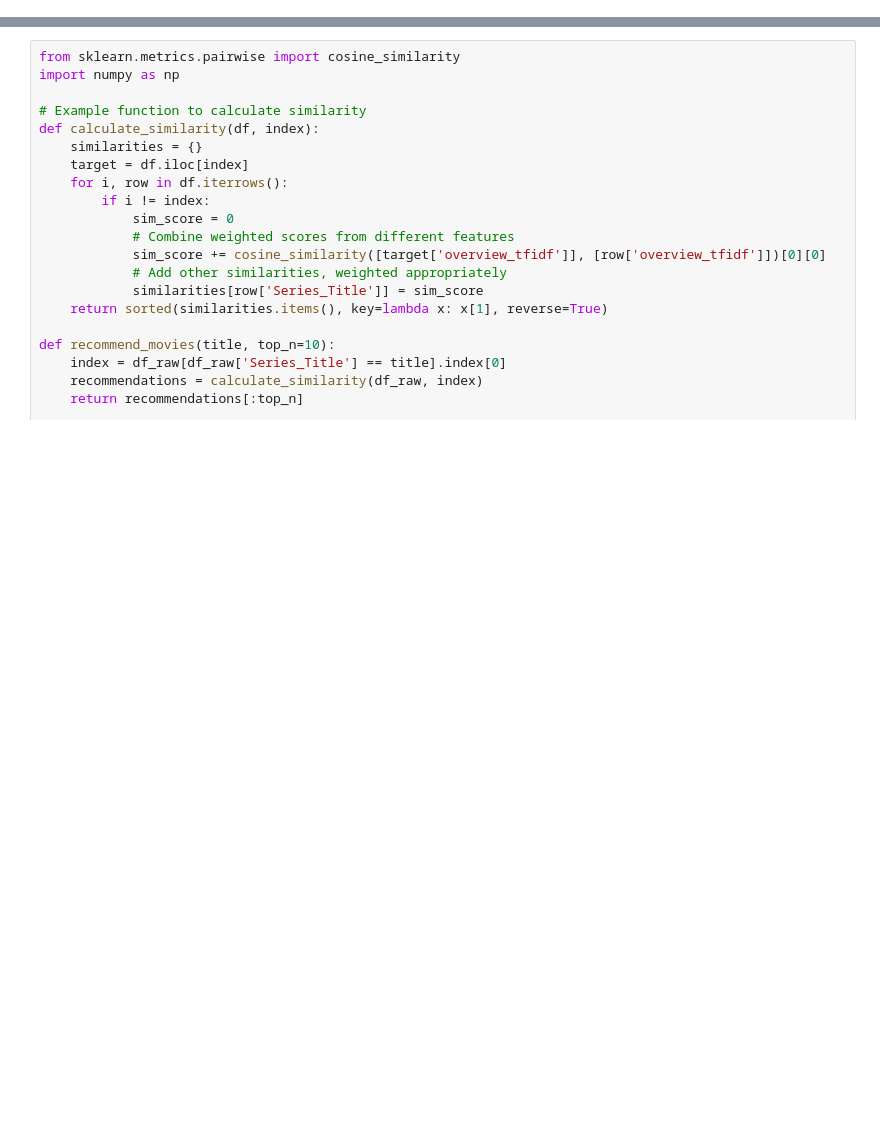
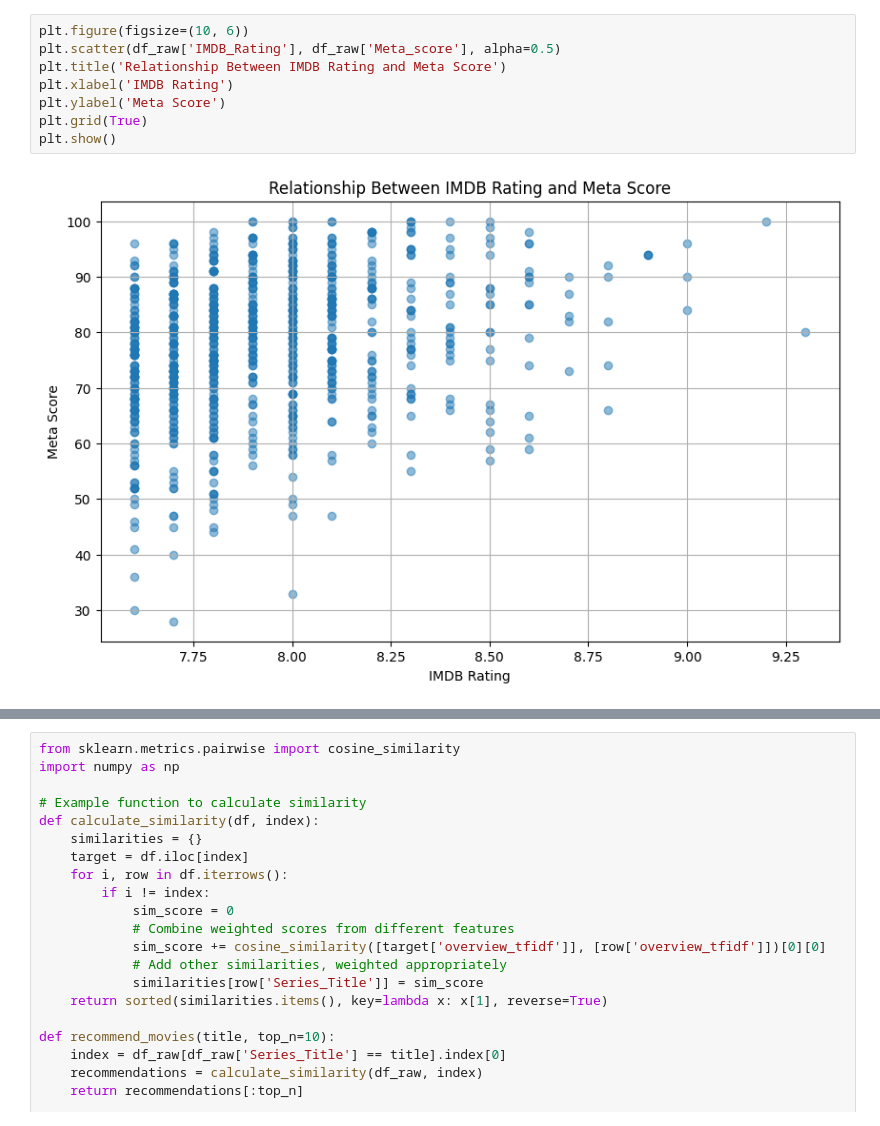
Before and after one commit to alexcnsf/IMDb_Movie_Recommender, a Jupyter notebook: data_analysis.ipynb, the cells around one changed output, grey strips where cells are left out. Drawn from its saved outputs; the diff is of its cells as text; blank space fills up the shorter version.

```diff
--- a/data_analysis.ipynb
+++ b/data_analysis.ipynb
@@ -47,0 +94,10 @@ print(directors_encoded)
+# %%
+plt.figure(figsize=(10, 6))
+plt.scatter(df_raw['IMDB_Rating'], df_raw['Meta_score'], alpha=0.5)
+plt.title('Relationship Between IMDB Rating and Meta Score')
+plt.xlabel('IMDB Rating')
+plt.ylabel('Meta Score')
+plt.grid(True)
+plt.show()
+# %% [output]
+[figure, added]
```
Also changed, not shown: parts of 18 cells of this notebook.
